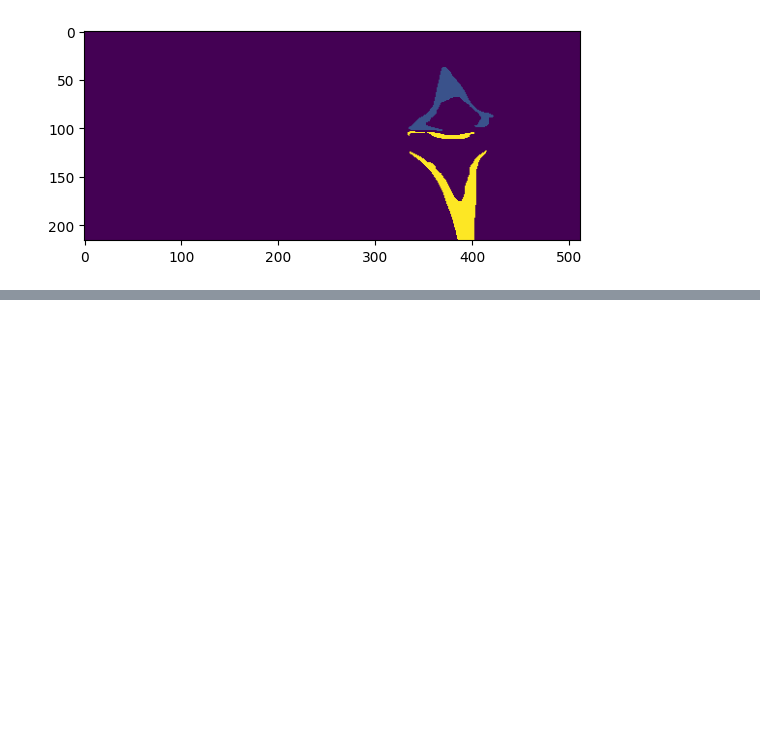
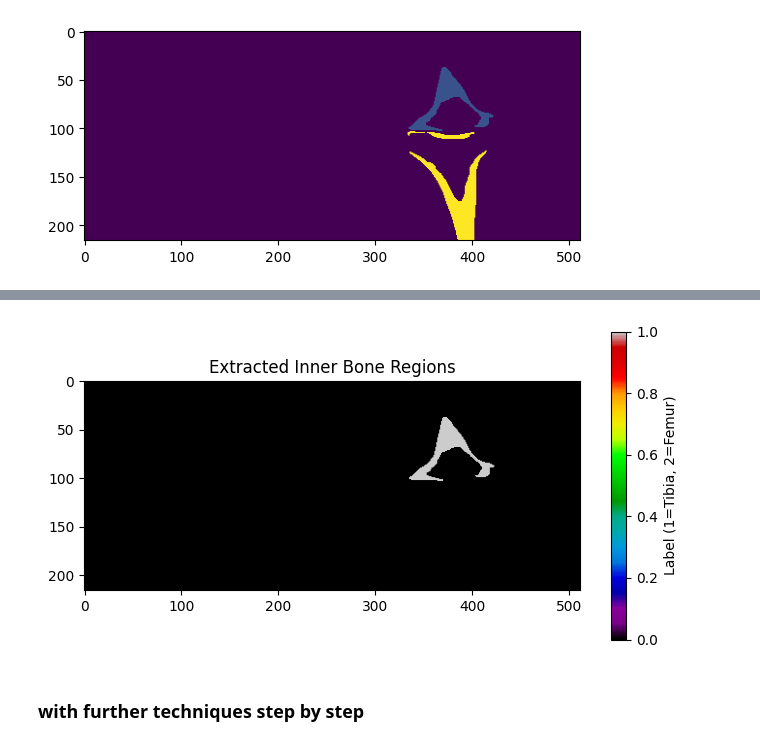
Before and after one commit to S-acharya57/Medical-Imaging-Tasks, a Jupyter notebook: DeepLearningTask/image_eda.ipynb, the cells around one changed output, grey strips where cells are left out. Cells and saved outputs as stored; diff of their text form; code cells hidden in the pictures; blank space fills up the shorter version.

```diff
--- a/DeepLearningTask/image_eda.ipynb
+++ b/DeepLearningTask/image_eda.ipynb
@@ -187,0 +165,30 @@ sorted_labels
+# %%
+coronal_slice = labeled_np[:, coronal_index, :]
+
+tibia_label = 1
+femur_label = 2
+
+tibia_mask = (coronal_slice == tibia_label).astype(np.uint8)
+femur_mask = (coronal_slice == femur_label).astype(np.uint8)
+
+def extract_inner_region(mask):
+    outer = clear_border(~mask.astype(bool))
+    inner = ~outer & mask.astype(bool)
+    return inner.astype(np.uint8)
+
+tibia_inner = extract_inner_region(tibia_mask)
+femur_inner = extract_inner_region(femur_mask)
+
+final_mask = np.zeros_like(coronal_slice)
+final_mask[tibia_inner == 1] = 1
+final_mask[femur_inner == 1] = 2
+
+plt.figure(figsize=(8, 4))
+plt.imshow(final_mask, cmap='nipy_spectral')
+plt.title("Extracted Inner Bone Regions")
+plt.colorbar(label="Label (1=Tibia, 2=Femur)")
+plt.show()
+# %% [output]
+[figure, added]
+# %% [markdown]
+### with further techniques step by step
```
Also changed, not shown: parts of 24 cells of this notebook.
